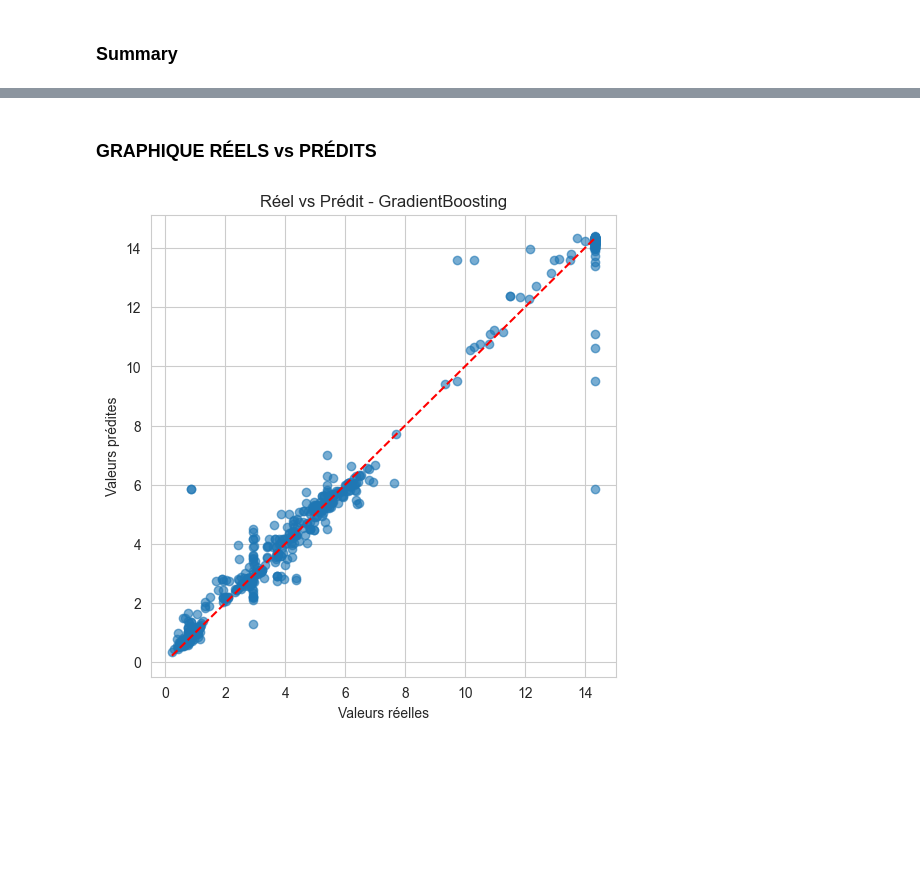
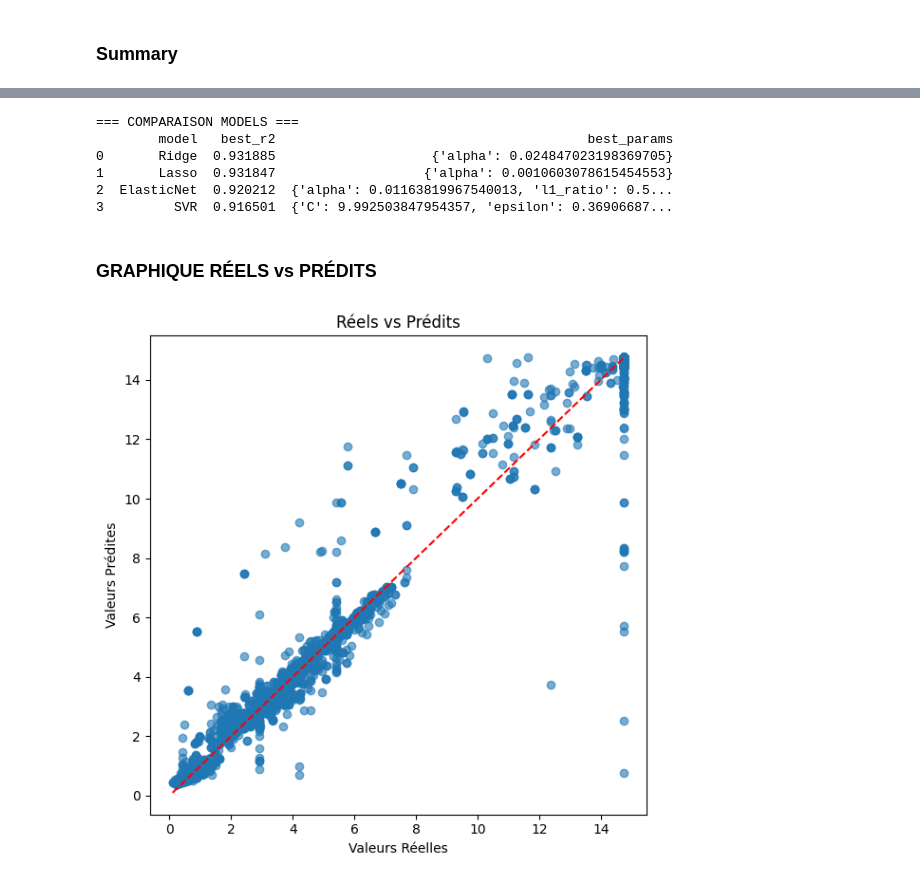
Before and after one commit to baccarifarah/eco-smart-classifier, a Jupyter notebook: src/modeling/regression.ipynb, the cells around one changed output, grey strips where cells are left out. Saved outputs shown, nothing was run; the diff lists cells and outputs as text; code cells hidden in the pictures; blank space fills up the shorter version.

```diff
--- a/src/modeling/regression.ipynb
+++ b/src/modeling/regression.ipynb
@@ -26,7 +26,7 @@ from sklearn.metrics import mean_squared_error, mean_absolute_error, r2_score
 # %% [markdown]
 ### Chargement des données
 # %%
-df_clean = pd.read_csv("../data/df_clean.csv")
+df_clean = pd.read_csv("../data/df_clean2.csv")
 # %% [markdown]
 ### Features / Target
 # %%
@@ -229,18 +1720,34 @@ BrokenProcessPool: A task has failed to un-serialize. Please ensure that the arg
+# %%
+results_df = pd.DataFrame(results).sort_values(by="best_r2", ascending=False)
+
+print("\n=== COMPARAISON MODELS ===")
+print(results_df)
+# %% [output]
+=== COMPARAISON MODELS ===
+        model   best_r2                                        best_params
+0       Ridge  0.931885                    {'alpha': 0.024847023198369705}
+1       Lasso  0.931847                   {'alpha': 0.0010603078615454553}
+2  ElasticNet  0.920212  {'alpha': 0.01163819967540013, 'l1_ratio': 0.5...
+3         SVR  0.916501  {'C': 9.992503847954357, 'epsilon': 0.36906687...
 # %% [markdown]
 ### GRAPHIQUE RÉELS vs PRÉDITS
 # %%
-best_model_name = results_df.index[0]
-best_preds = reg_results[best_model_name]["y_pred"]
+import matplotlib.pyplot as plt
 
 plt.figure(figsize=(6,6))
-plt.scatter(y_test, best_preds, alpha=0.6)
+
+plt.scatter(y_test, y_pred, alpha=0.6)
+
+# ligne parfaite (y = x)
 plt.plot([y_test.min(), y_test.max()],
          [y_test.min(), y_test.max()],
-         'r--')
+         color='red', linestyle='--')
 
-plt.xlabel("Valeurs réelles")
-plt.ylabel("Valeurs prédites")
-plt.title(f"Réel vs Prédit - {best_model_name}")
+plt.xlabel("Valeurs Réelles")
+plt.ylabel("Valeurs Prédites")
+plt.title("Réels vs Prédits")
+
+plt.tight_layout()
 plt.show()
 # %% [output]
-[figure, old version]
+[figure, new version]
```
Also changed, not shown: parts of 48 cells of this notebook.
